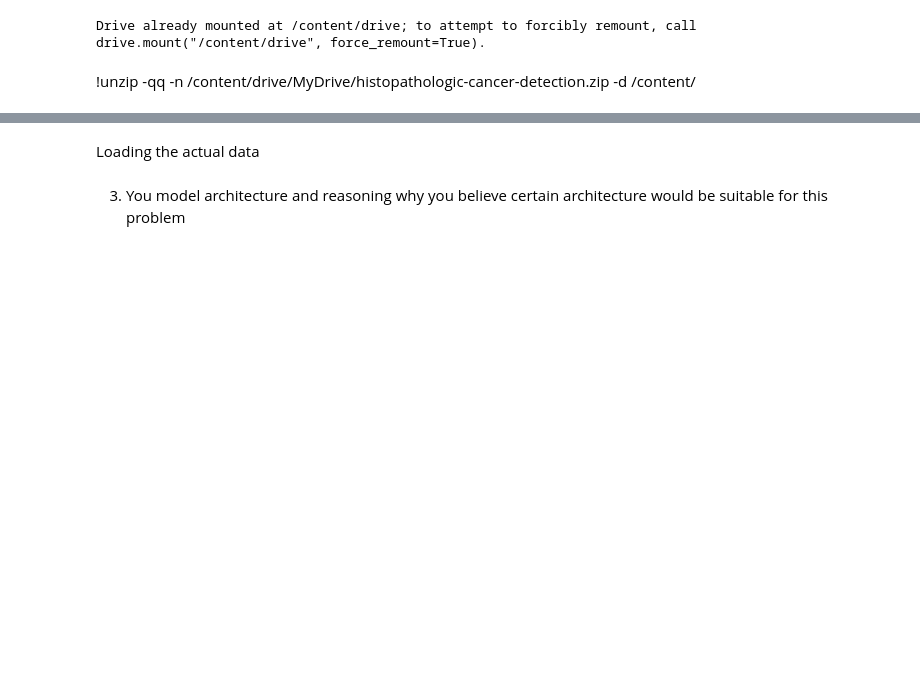
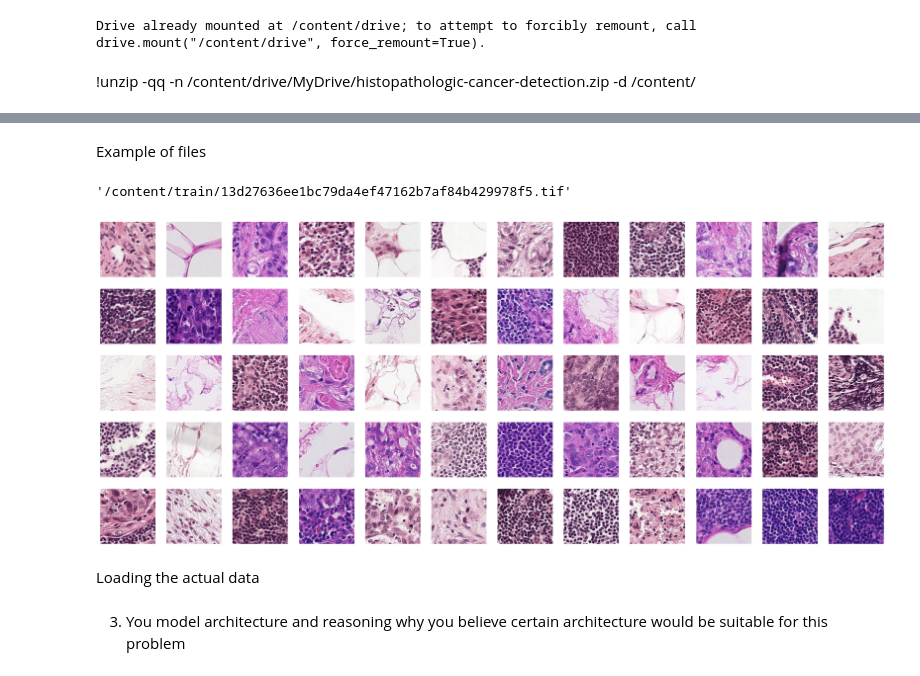
Before and after one commit to leonorae/Kaggle-Histopathologic-Cancer-Detection, a Jupyter notebook: AI_HW5_Kaggle_Cancer_Detection_Competition.ipynb, the cells around one changed output, grey strips where cells are left out. Drawn from its saved outputs; the diff is of its cells as text; code cells hidden in the pictures; blank space fills up the shorter version.

```diff
--- a/AI_HW5_Kaggle_Cancer_Detection_Competition.ipynb
+++ b/AI_HW5_Kaggle_Cancer_Detection_Competition.ipynb
@@ -34,2 +37,23 @@ print(labels.shape[0])
+# %% [markdown]
+Example of files
+# %%
+# semakarevich
+image_path = '/content/train/'
+
+# limit, shuffle, and split
+limit = 50000
+labels = labels.sample(n = labels.shape[0])
+labels = labels.iloc[:limit]
+split = 40000
+train = labels.iloc[:split]
+valid = labels.iloc[split:]
+
+train_labels = train['label'].values.reshape(-1, 1)
+valid_labels = valid['label'].values.reshape(-1, 1)
+
+train_images = [os.path.join(image_path, f'{f}.tif') for f in train['id'].values]
+valid_images = [os.path.join(image_path, f'{f}.tif') for f in valid['id'].values]
+# %% [output]
+'/content/train/13d27636ee1bc79da4ef47162b7af84b429978f5.tif'
 # %%
 from matplotlib import pyplot as plt
@@ -53,3 +72,8 @@ valid_images = [os.path.join(image_path, f'{f}.tif') for f in valid['id'].values
+# %%
+files = train_images[:max_charts]
+implot(files)
+# %% [output]
+[figure, added]
 # %% [markdown]
 Loading the actual data
 # %%
```
Also changed, not shown: parts of 26 cells of this notebook.
